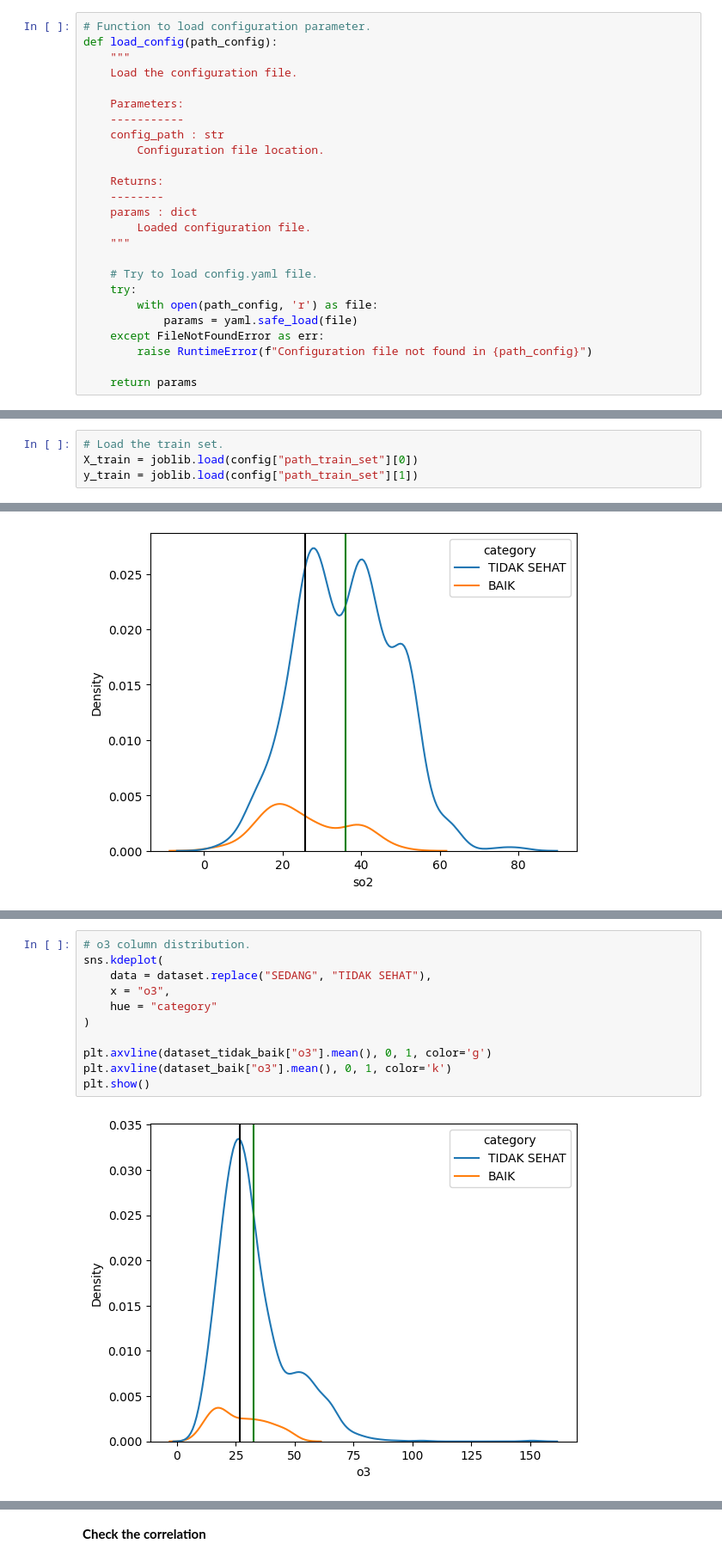
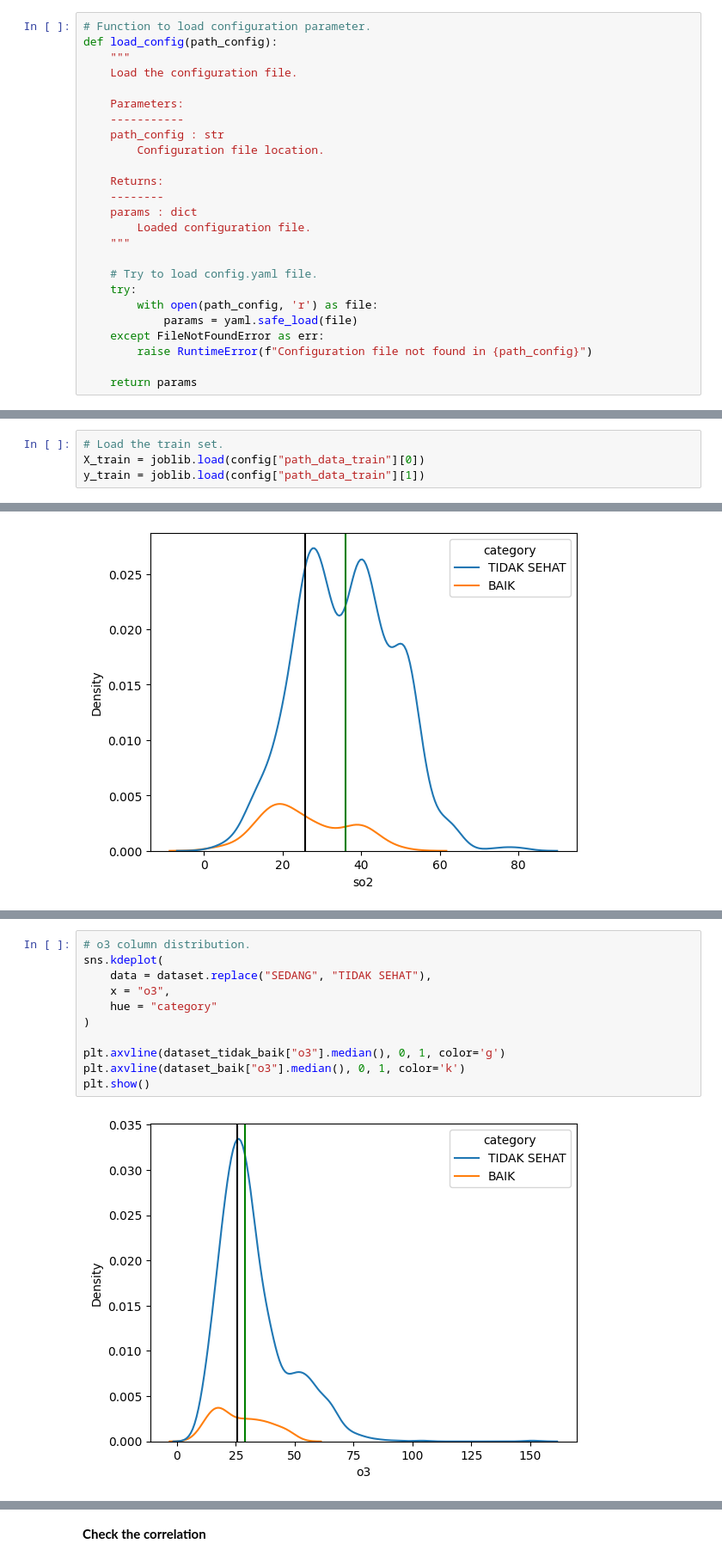
Before and after one commit to chalimasadiah/live_mlp_aq, a Jupyter notebook: notebooks/2-eda.ipynb, the cells around one changed output, grey strips where cells are left out. Shown at 86% size. Drawn from its saved outputs; the diff is of its cells as text.

```diff
--- a/notebooks/eda.ipynb
+++ b/notebooks/2-eda.ipynb
@@ -24,7 +24,7 @@ def load_config(path_config):
 
     Parameters:
     -----------
-    config_path : str
+    path_config : str
         Configuration file location.
 
     Returns:
@@ -72,8 +72,8 @@ config
 **Note** : Do EDA only on the train set.
 # %%
 # Load the train set.
-X_train = joblib.load(config["path_train_set"][0])
-y_train = joblib.load(config["path_train_set"][1])
+X_train = joblib.load(config["path_data_train"][0])
+y_train = joblib.load(config["path_data_train"][1])
 # %%
 # Join X_train and y_train.
 dataset = pd.concat(
@@ -238,16 +238,16 @@ plt.show()
 # %%
 # o3 column distribution.
 sns.kdeplot(
     data = dataset.replace("SEDANG", "TIDAK SEHAT"),
     x = "o3",
     hue = "category"
 )
 
-plt.axvline(dataset_tidak_baik["o3"].mean(), 0, 1, color='g')
-plt.axvline(dataset_baik["o3"].mean(), 0, 1, color='k')
+plt.axvline(dataset_tidak_baik["o3"].median(), 0, 1, color='g')
+plt.axvline(dataset_baik["o3"].median(), 0, 1, color='k')
 plt.show()
 # %% [output]
-[figure, old version]
+[figure, new version]
 # %%
 # no2 column distribution.
 sns.kdeplot(
```
Also changed, not shown: parts of 2 cells of this notebook, 12 other files.
